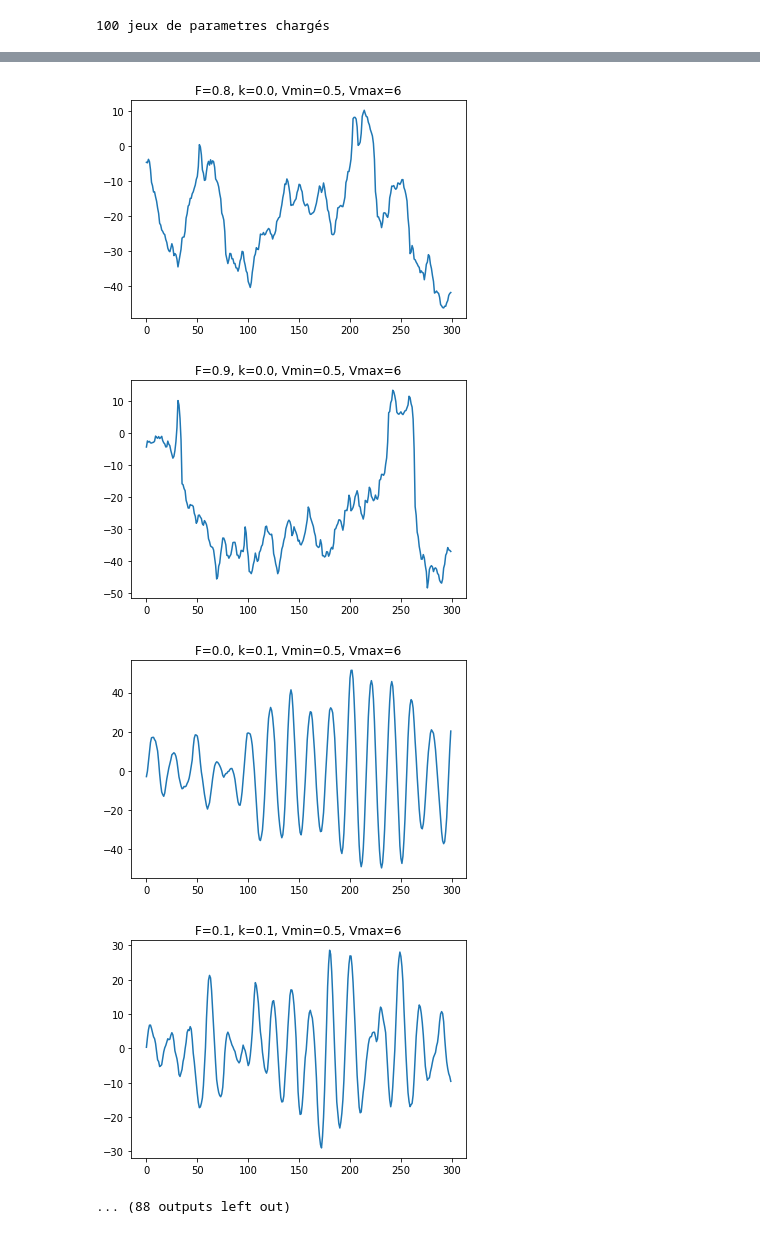
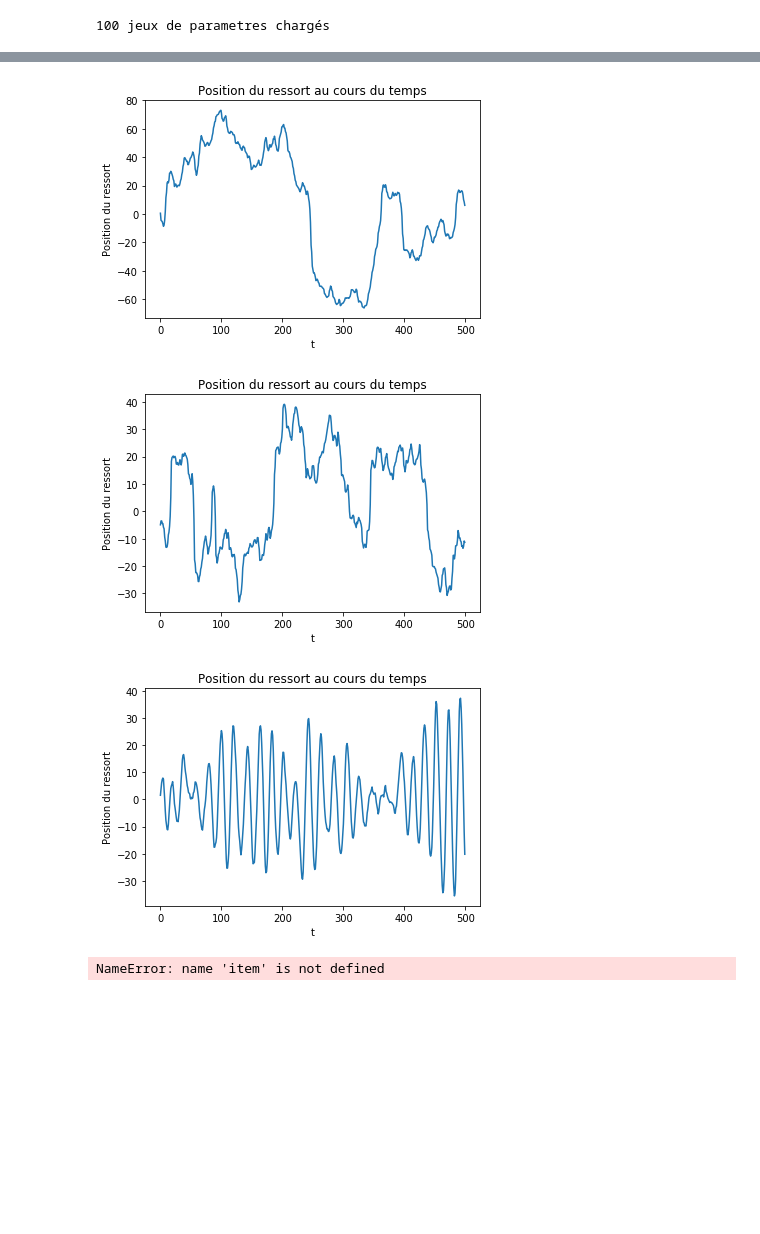
Before and after one commit to ELOISESOULIER/acterrea, a Jupyter notebook: test_dist_ressort.ipynb, the cells around one changed output, grey strips where cells are left out. Drawn from its saved outputs; the diff is of its cells as text; code cells hidden in the pictures; blank space fills up the shorter version.

```diff
--- a/test_dist_ressort.ipynb
+++ b/test_dist_ressort.ipynb
@@ -56,17 +37,0 @@ plt.show()
-# %%
-def simu_ressort(N, F, k, Vmin, Vmax, sigma=1):
-
-    # On tire N simulations aléatoires selon un jeu de paramètre fixé.
-    # Seuls varient le bruit et les vitesses intiales
-
-    simus = []
-
-    for i in range(N):
-        V_0 = np.random.random()*10 - 5
-        V_1 = np.random.random()*10 - 5
-
-        V = compute_ressort(T, dt, V_0, V_1, F, k, Vmin, Vmax,
-                            noise=True, sigma=sigma)
-        simus.append(V)
-
-    return np.array(simus)
@@ -105,15 +49,13 @@ save_obj(all_simus, "./data/ressort/simus.pkl")
 100 jeux de parametres chargés
 # %%
 # Load object
-all_simus = load_obj("./data/ressort/simus.pkl")
+all_simus = simu_ressort.load_obj("./data/ressort/simus.pkl")
 # %%
 nb_plot = 1
 
 # Plot
 for item in all_simus:
     #for i in range(np.shape(item['simu'])[0]):
-    for i in range(1):
-        plt.plot(item['simu'][i, :])
-        plt.title("F={}, k={}, Vmin={}, Vmax={}".format(item['F'], item['k'], item['Vmin'], item['Vmax']))
-        plt.show()
+    for i in range(nb_plot):
+        simu_ressort.plot_ressort(item['simu'][i, :], item['F'], item['k'], item['Vmin'], item['Vmax'])
 # %% [output]
@@ -128,5 +70,4 @@ for item in all_simus:
-[figure, old version]
+[figure, new version]
-[figure, old version]
+[figure, new version]
-[figure, old version]
+[figure, new version]
-[figure, removed]
-... (88 outputs left out)
+NameError: name 'item' is not defined
```
Also changed, not shown: parts of 9 cells of this notebook, 14 other files.
